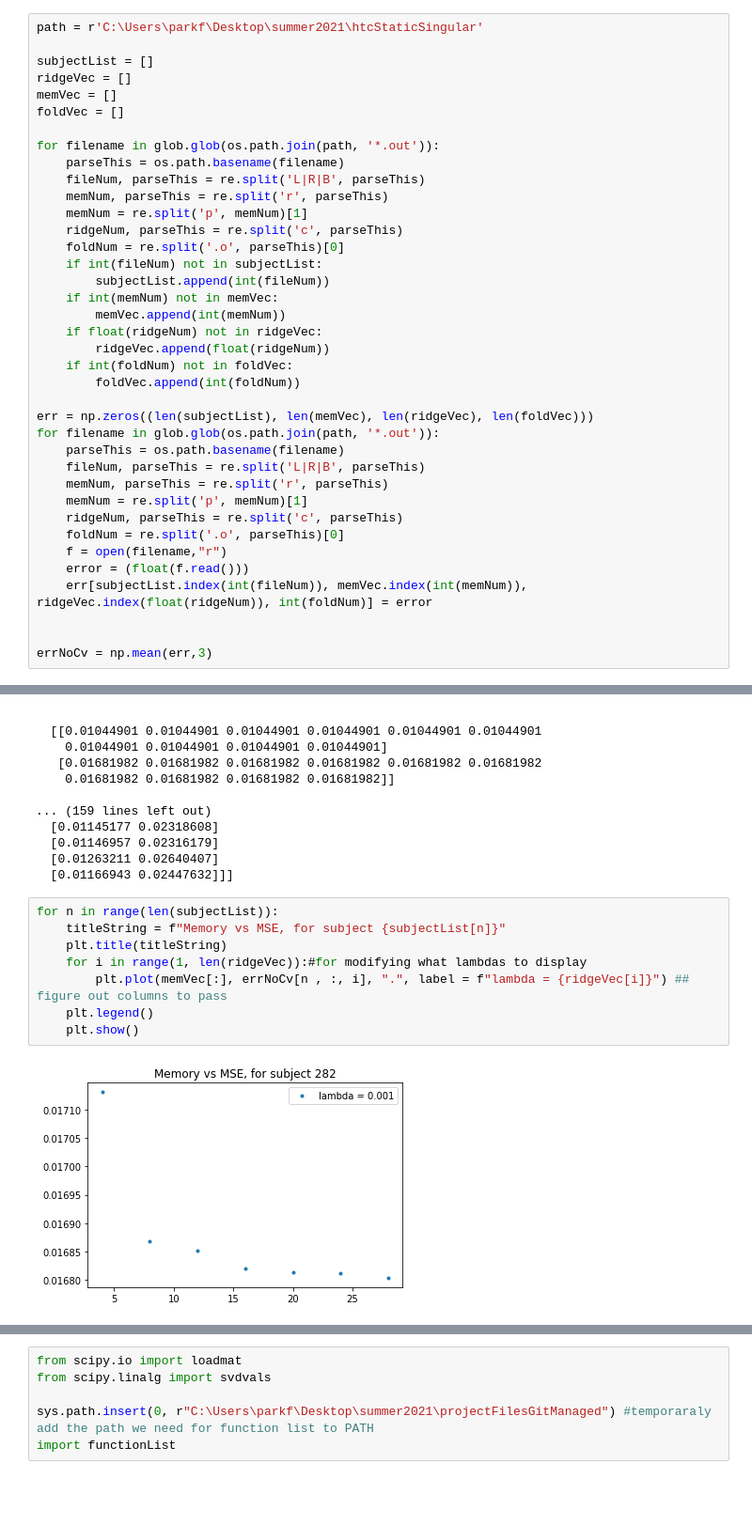
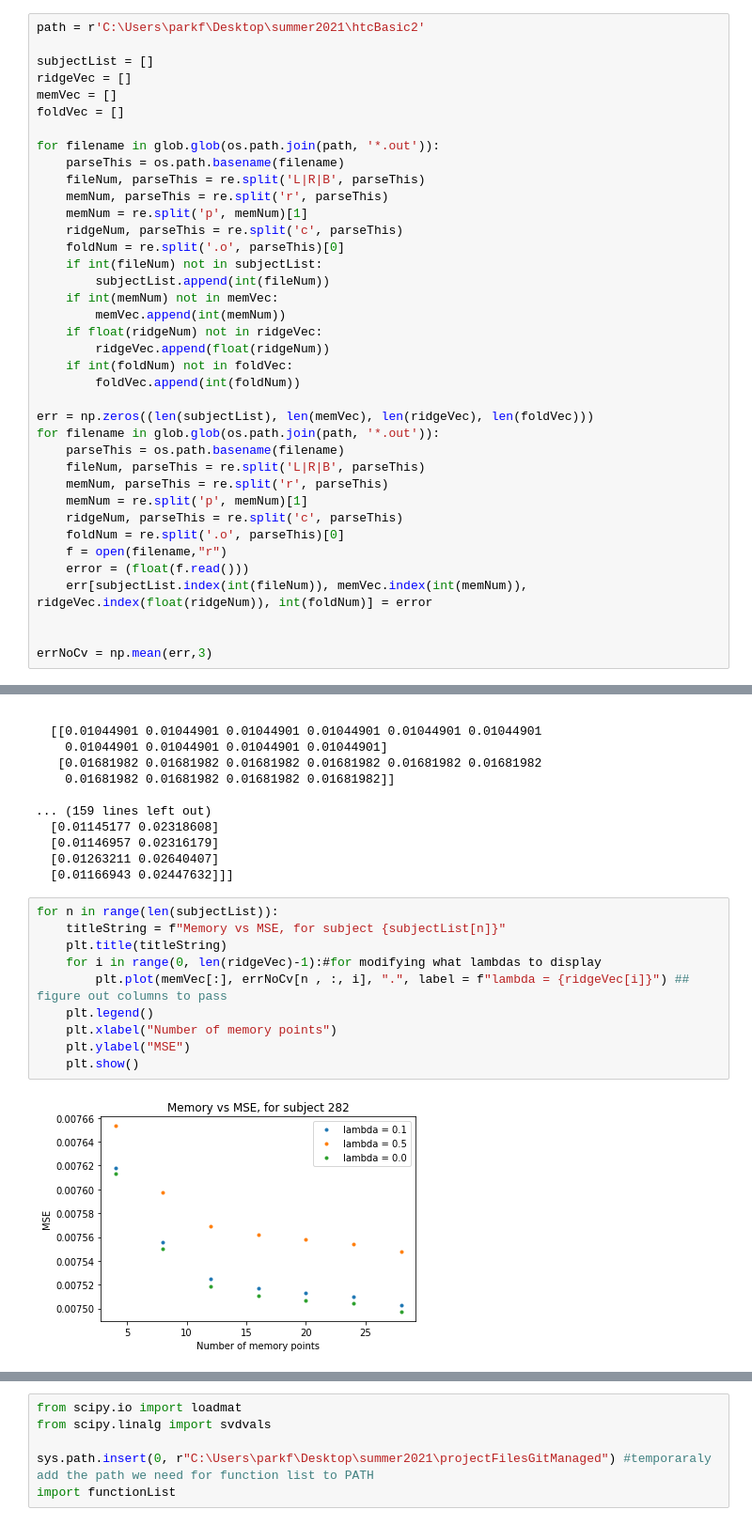
Before and after one commit to parkerPDF/ece697, a Jupyter notebook: displayHtcOutput.ipynb, the cells around one changed output, grey strips where cells are left out. Shown at 94% size. Cells and saved outputs as stored; diff of their text form; blank space fills up the shorter version.

```diff
--- a/displayHtcOutput.ipynb
+++ b/displayHtcOutput.ipynb
@@ -5,7 +5,7 @@ from matplotlib import pyplot as plt
 import re
 import numpy as np
 # %%
-path = r'C:\Users\parkf\Desktop\summer2021\htcStaticSingular'
+path = r'C:\Users\parkf\Desktop\summer2021\htcBasic2'
 
 subjectList = []
 ridgeVec = []
@@ -76,10 +76,12 @@ print(errNoCv)
 # %%
 for n in range(len(subjectList)):
     titleString = f"Memory vs MSE, for subject {subjectList[n]}"
     plt.title(titleString)
-    for i in range(1, len(ridgeVec)):#for modifying what lambdas to display
+    for i in range(0, len(ridgeVec)-1):#for modifying what lambdas to display
         plt.plot(memVec[:], errNoCv[n , :, i], ".", label = f"lambda = {ridgeVec[i]}") ## figure out columns to pass
     plt.legend()
+    plt.xlabel("Number of memory points")
+    plt.ylabel("MSE")
     plt.show()
 # %% [output]
-[figure, old version]
+[figure, new version]
```
Also changed, not shown: parts of 3 cells of this notebook, 5 other files.
